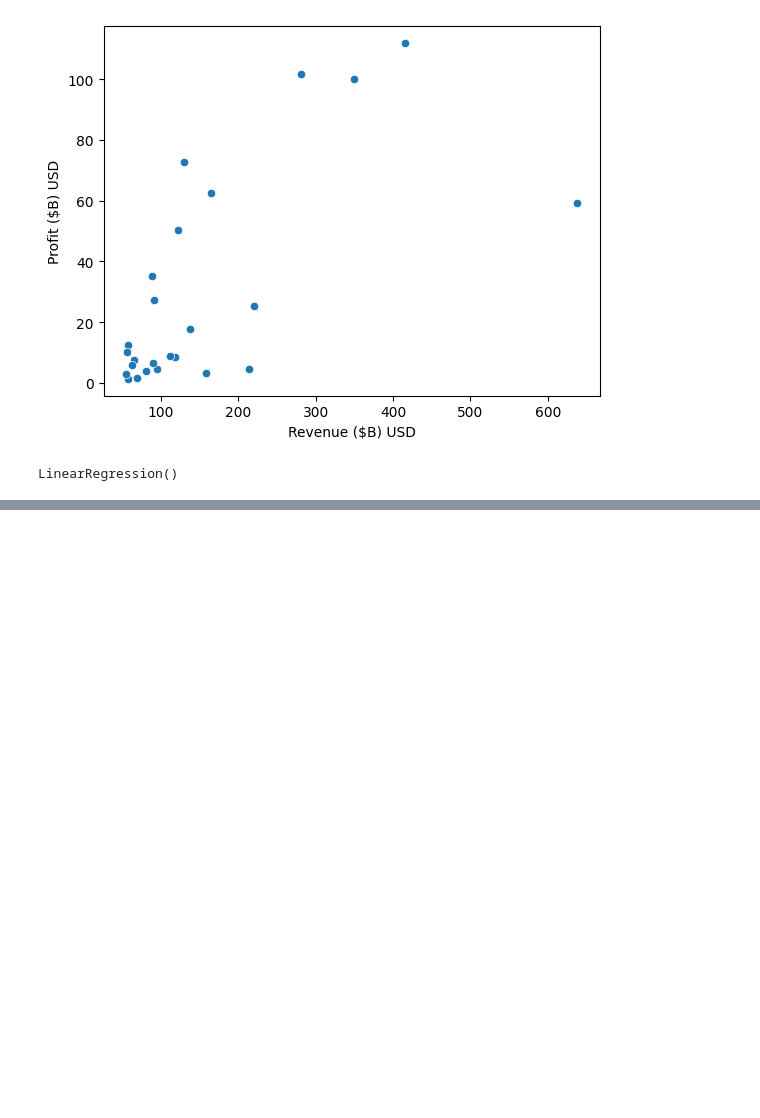
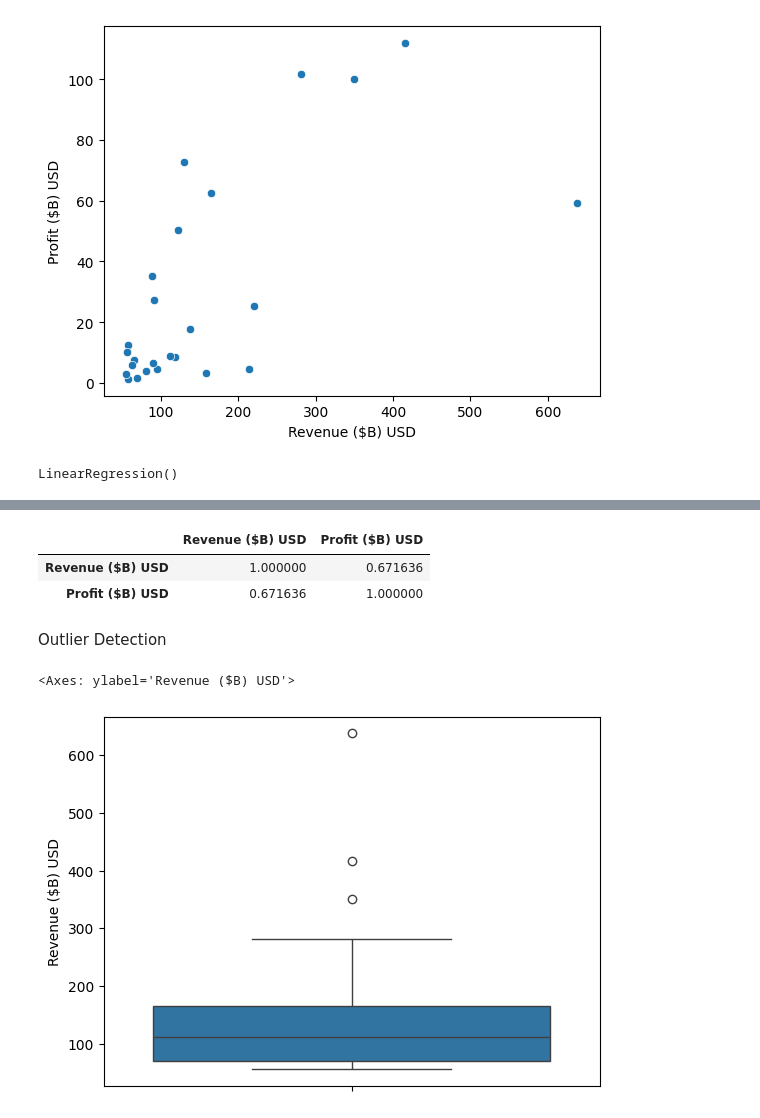
Before and after one commit to LIANNAKA/Python101, a Jupyter notebook: Largest_tech_companies_by_revenue - Copy.ipynb, the cells around one changed output, grey strips where cells are left out. Cells and saved outputs as stored; diff of their text form; code cells hidden in the pictures; blank space fills up the shorter version.

Commit message:
advanced analysis

```diff
--- a/Largest_tech_companies_by_revenue - Copy.ipynb
+++ b/Largest_tech_companies_by_revenue - Copy.ipynb
@@ -329,0 +330,2 @@ np.float64(-11.407690905375603)
+# %%
+df['Profit Margin'] = df['Profit ($B) USD'] / df['Revenue ($B) USD']
@@ -329,0 +388,14 @@ np.float64(-11.407690905375603)
+# %%
+#  correlation analysis
+df[['Revenue ($B) USD', 'Profit ($B) USD']].corr()
+# %% [output]
+|  | Revenue ($B) USD | Profit ($B) USD |
+| Revenue ($B) USD | 1.000000 | 0.671636 |
+| Profit ($B) USD | 0.671636 | 1.000000 |
+# %% [markdown]
+Outlier Detection
+# %%
+sns.boxplot(df['Revenue ($B) USD'])
+# %% [output]
+<Axes: ylabel='Revenue ($B) USD'>
+[figure, added]
```
Also changed, not shown: parts of 7 cells of this notebook.
